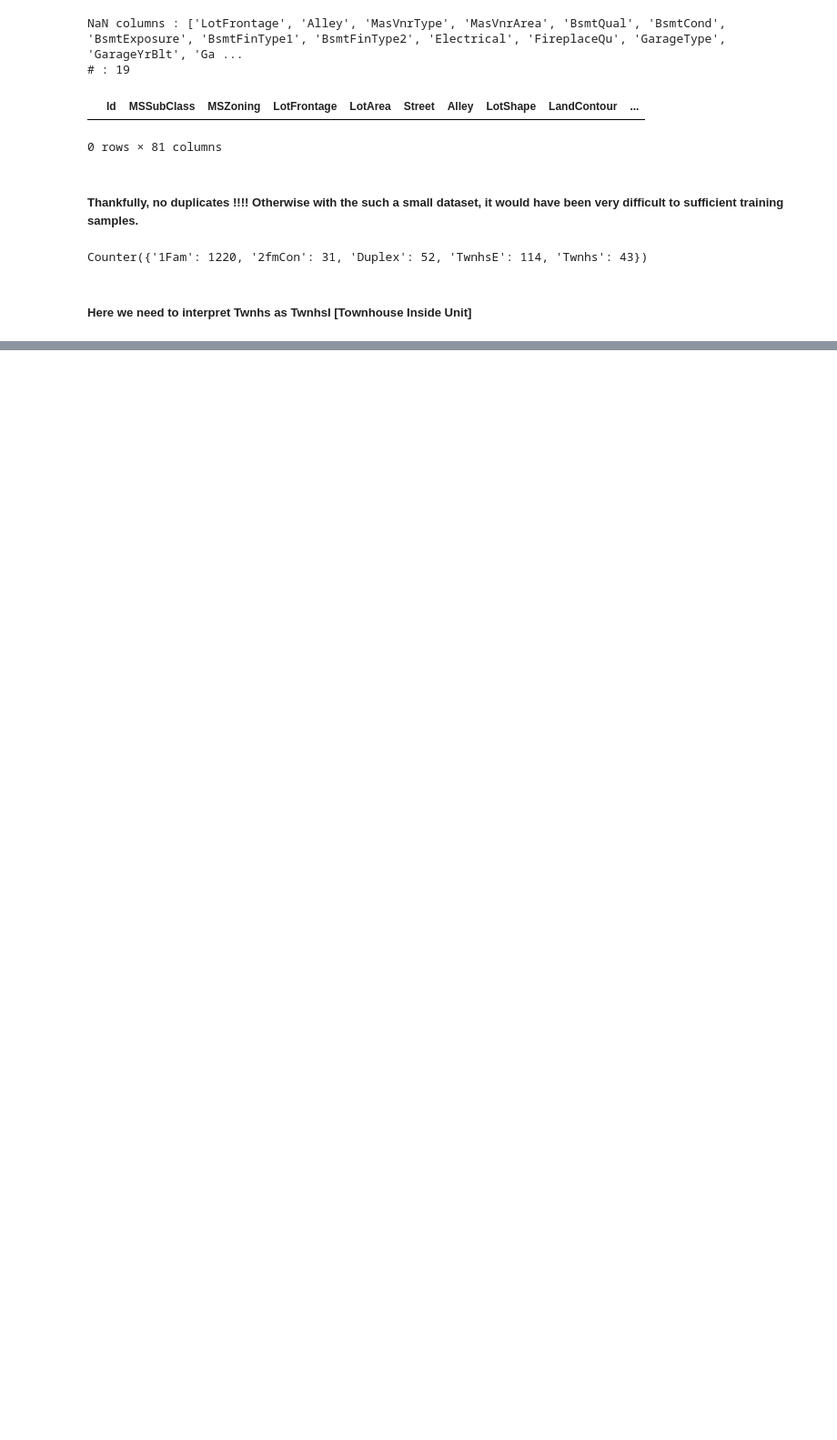
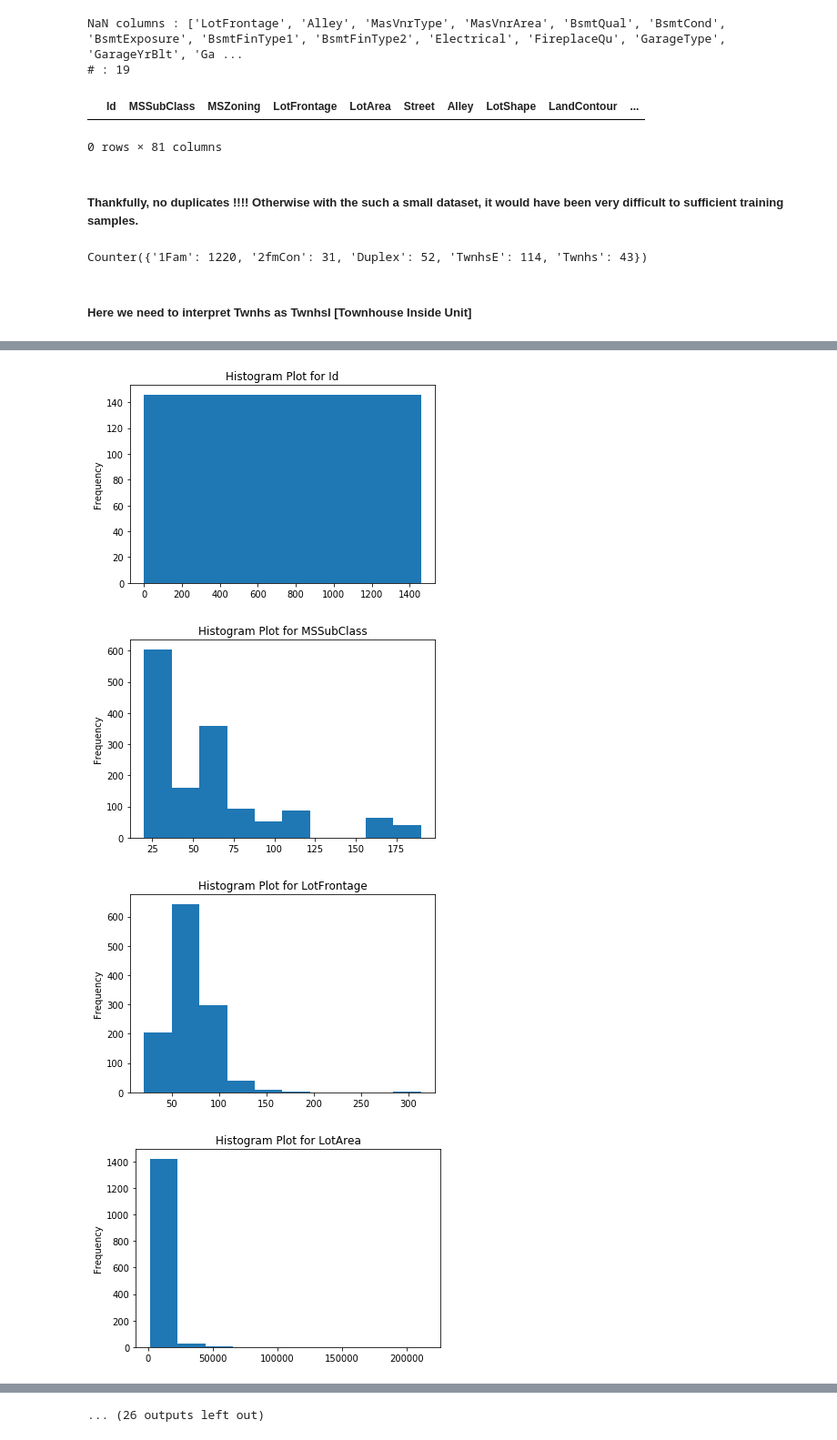
Before and after one commit to PadmarajBhat/Kaggle-Dataset-Exploration, a Jupyter notebook: House Prices- Advanced Regression Techniques/EDA/House Prices - ART(EDA).ipynb, the cells around one changed output, grey strips where cells are left out. Shown at 91% size. Drawn from its saved outputs; the diff is of its cells as text; code cells hidden in the pictures; blank space fills up the shorter version.

Commit message:
feat: Univariable (Continuous) Analysis
Histogram plots of continuous variable and the analysis.

```diff
--- a/House Prices- Advanced Regression Techniques/EDA/House Prices - ART(EDA).ipynb
+++ b/House Prices- Advanced Regression Techniques/EDA/House Prices - ART(EDA).ipynb
@@ -44,0 +51,9 @@ Counter({'1Fam': 1220, '2fmCon': 31, 'Duplex': 52, 'TwnhsE': 114, 'Twnhs': 43})
+# %%
+for c in df.select_dtypes(include=[np.number]):
+    df[c].plot('hist', title="Histogram Plot for "+c)
+    plt.show()
+# %% [output]
+[figure, added]
+[figure, added]
+[figure, added]
+[figure, added]
@@ -44,0 +68 @@ Counter({'1Fam': 1220, '2fmCon': 31, 'Duplex': 52, 'TwnhsE': 114, 'Twnhs': 43})
+... (26 outputs left out)
```
Also changed, not shown: parts of 5 cells of this notebook.
